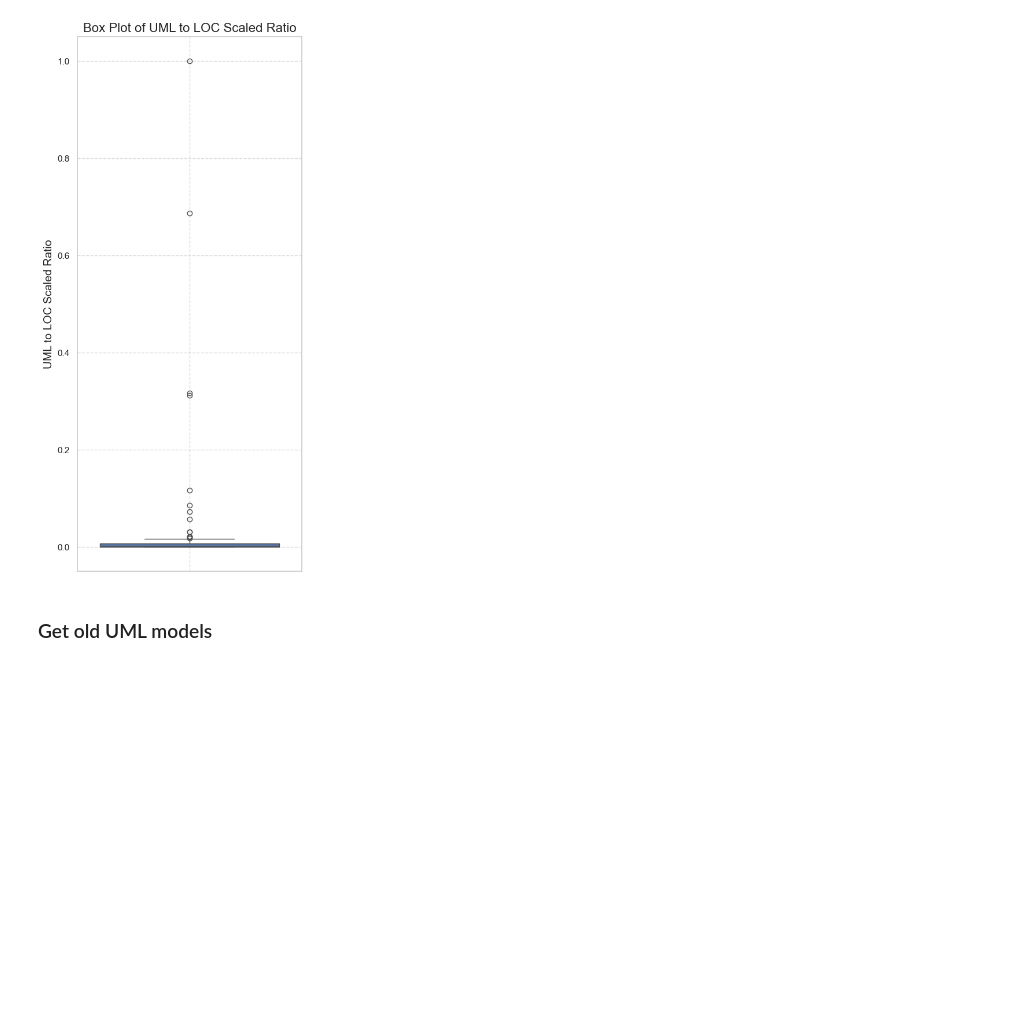
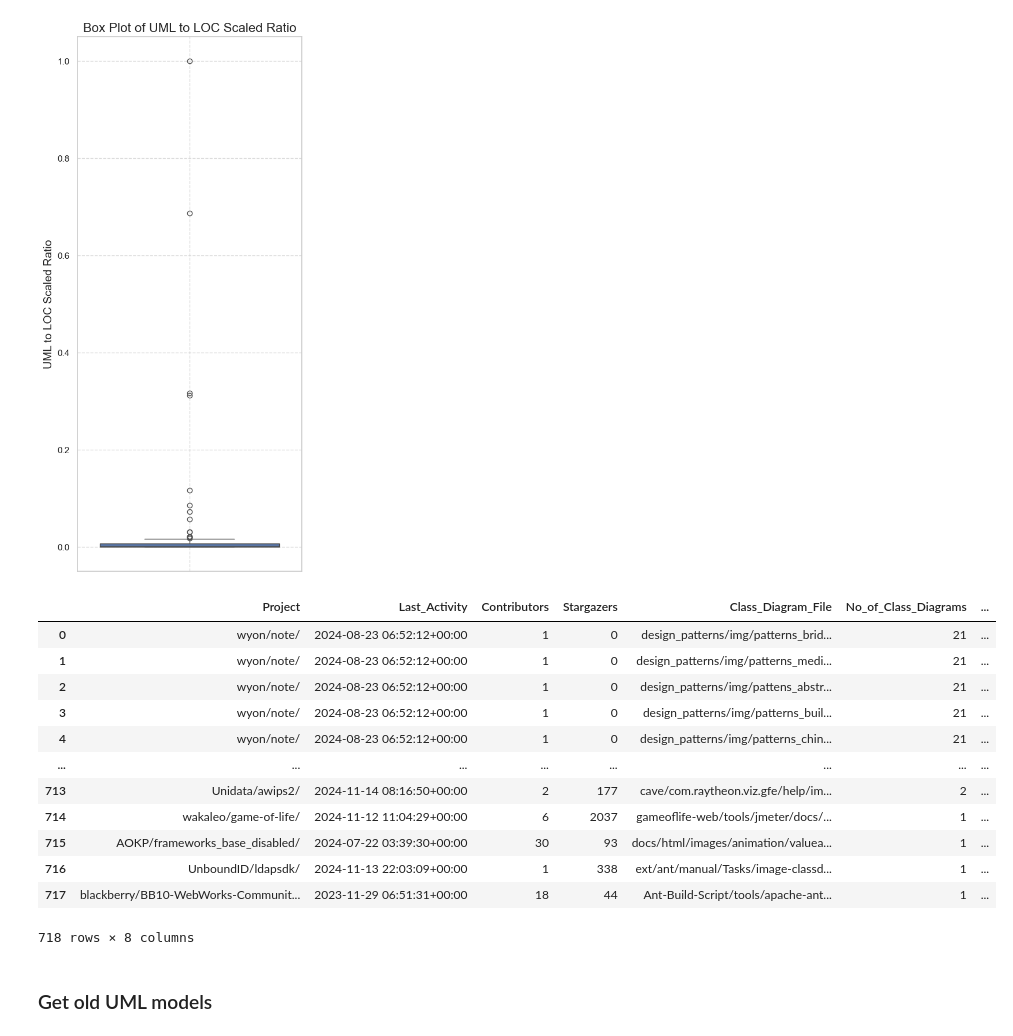
Before and after one commit to zakipauzi/uml_code_traceability, a Jupyter notebook: 2_filter_repos.ipynb, the cells around one changed output. Saved outputs shown, nothing was run; the diff lists cells and outputs as text; code cells hidden in the pictures; blank space fills up the shorter version.

Commit message:
final sample done

```diff
--- a/2_filter_repos.ipynb
+++ b/2_filter_repos.ipynb
@@ -407,6 +407,24 @@ for i, point in class_diagrams_grouped_df.iterrows():
 plt.show()
 # %% [output]
 [figure]
+# %%
+sampled_class_diagrams_df = class_diagrams_df.merge(class_diagrams_grouped_df, on='Project').sort_values(by='UML_LOC_ratio_scaled', ascending=False).reset_index(drop=True)
+sampled_class_diagrams_df.to_csv("sampled_class_diagrams_df.csv", index=False)
+sampled_class_diagrams_df
+# %% [output]
+|  | Project | Last_Activity | Contributors | Stargazers | Class_Diagram_File | No_of_Class_Diagrams | ... |
+| 0 | wyon/note/ | 2024-08-23 06:52:12+00:00 | 1 | 0 | design_patterns/img/patterns_brid... | 21 | ... |
+| 1 | wyon/note/ | 2024-08-23 06:52:12+00:00 | 1 | 0 | design_patterns/img/patterns_medi... | 21 | ... |
+| 2 | wyon/note/ | 2024-08-23 06:52:12+00:00 | 1 | 0 | design_patterns/img/pattens_abstr... | 21 | ... |
+| 3 | wyon/note/ | 2024-08-23 06:52:12+00:00 | 1 | 0 | design_patterns/img/patterns_buil... | 21 | ... |
+| 4 | wyon/note/ | 2024-08-23 06:52:12+00:00 | 1 | 0 | design_patterns/img/patterns_chin... | 21 | ... |
+| ... | ... | ... | ... | ... | ... | ... | ... |
+| 713 | Unidata/awips2/ | 2024-11-14 08:16:50+00:00 | 2 | 177 | cave/com.raytheon.viz.gfe/help/im... | 2 | ... |
+| 714 | wakaleo/game-of-life/ | 2024-11-12 11:04:29+00:00 | 6 | 2037 | gameoflife-web/tools/jmeter/docs/... | 1 | ... |
+| 715 | AOKP/frameworks_base_disabled/ | 2024-07-22 03:39:30+00:00 | 30 | 93 | docs/html/images/animation/valuea... | 1 | ... |
+| 716 | UnboundID/ldapsdk/ | 2024-11-13 22:03:09+00:00 | 1 | 338 | ext/ant/manual/Tasks/image-classd... | 1 | ... |
+| 717 | blackberry/BB10-WebWorks-Communit... | 2023-11-29 06:51:31+00:00 | 18 | 44 | Ant-Build-Script/tools/apache-ant... | 1 | ... |
+718 rows × 8 columns
 # %% [markdown]
 ### Get old UML models
 # %%
```
Also changed, not shown: 1 other file.
